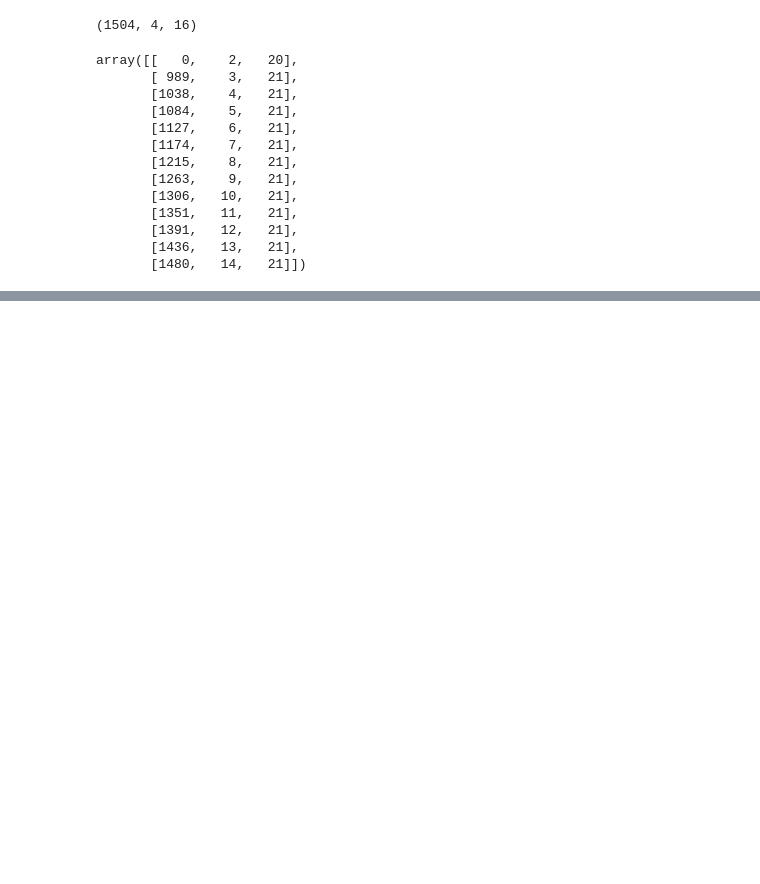
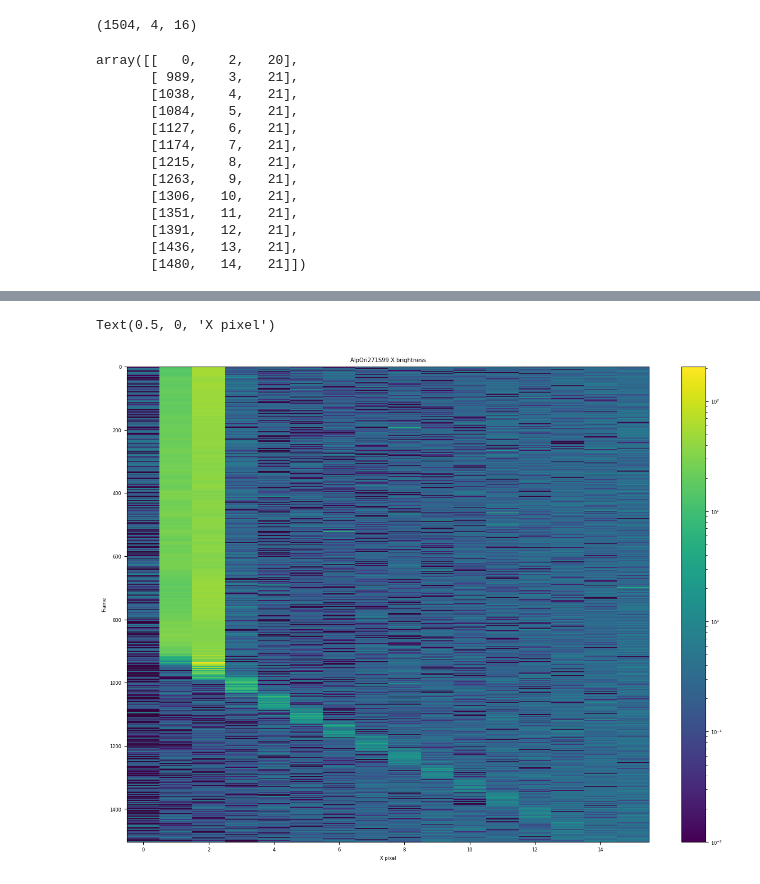
Before and after one commit to AnIndefiniteArticle/slapvisos, a Jupyter notebook: Untitled.ipynb, the cells around one changed output, grey strips where cells are left out. Saved outputs shown, nothing was run; the diff lists cells and outputs as text; code cells hidden in the pictures; blank space fills up the shorter version.

```diff
--- a/Untitled.ipynb
+++ b/Untitled.ipynb
@@ -309,0 +321,11 @@ if None:
+# %%
+fig, ax = plt.subplots(figsize=(15,11))
+im = ax.imshow(smoothmono.max(axis=1), aspect="auto", norm="log", interpolation="none", vmin=1e-2)
+ax.set_facecolor('xkcd:dark purple')
+fig.colorbar(im, ax=ax)
+ax.set_title(occname + " X brightness")
+ax.set_ylabel("Frame")
+ax.set_xlabel("X pixel")
+# %% [output]
+Text(0.5, 0, 'X pixel')
+[figure, added]
```
Also changed, not shown: parts of 7 cells of this notebook, 1 other file.
